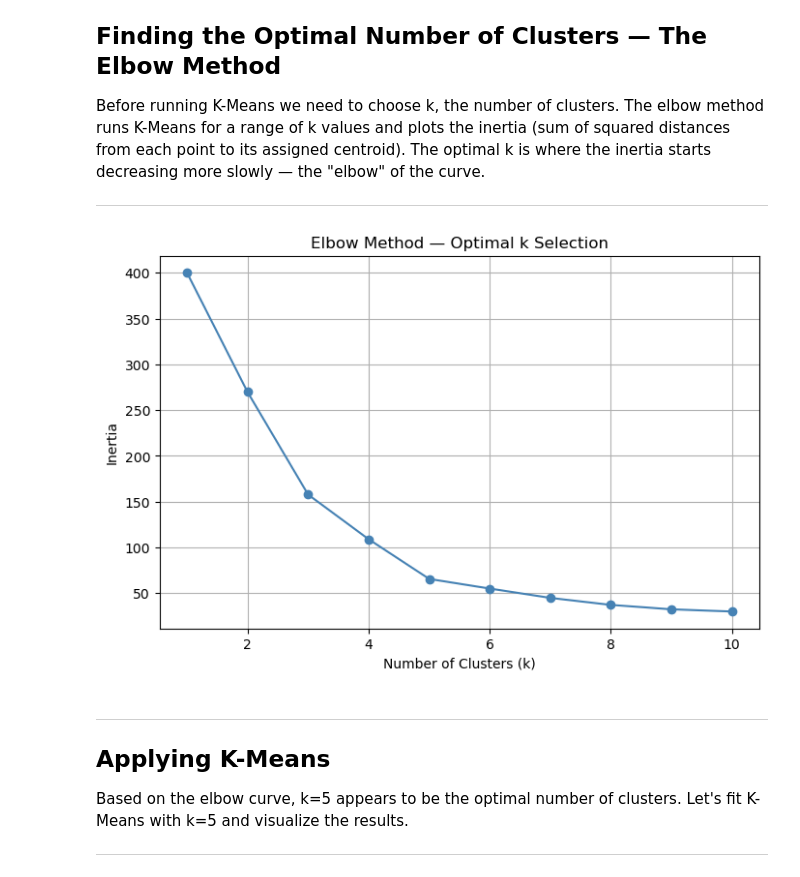
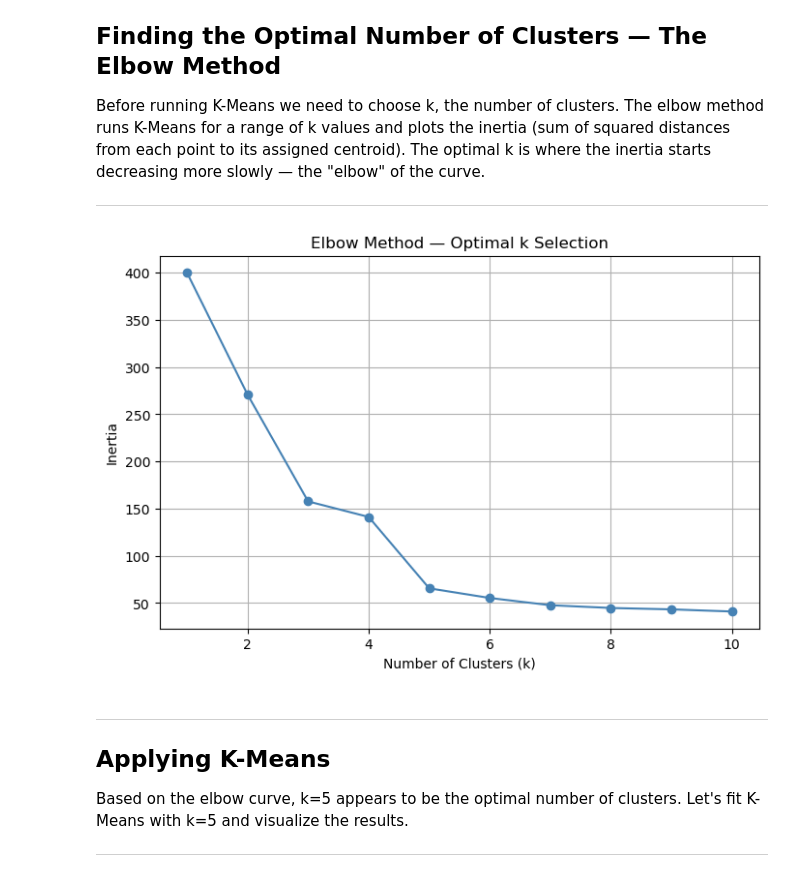
Before and after one commit to ChrisMingoti/CMOR-438-SP26-Repository, a Jupyter notebook: examples/Unsupervised_Learning/KMeans/kmeans.ipynb, the cells around one changed output. Saved outputs shown, nothing was run; the diff lists cells and outputs as text; code cells hidden in the pictures.

Commit message:
add KMeans implementation, tests, and update notebook

```diff
--- a/examples/Unsupervised_Learning/KMeans/kmeans.ipynb
+++ b/examples/Unsupervised_Learning/KMeans/kmeans.ipynb
@@ -82,25 +84,25 @@ Before running K-Means we need to choose k, the number of clusters. The elbow me
 
 ---
 # %%
-# Compute inertia for k = 1 to 10
+# Compute inertia for k = 1 to 10 using our ml_pack KMeans
 inertias = []
 k_values = range(1, 11)
 
 for k in k_values:
-    kmeans = KMeans(n_clusters=k, random_state=42, n_init=10)
-    kmeans.fit(X_scaled)
-    inertias.append(kmeans.inertia_)
+    model = KMeans(n_clusters=k, random_state=42)
+    model.fit(X_scaled)
+    inertias.append(model.inertia)
 
 # Plot the elbow curve
 plt.figure(figsize=(8, 5))
 plt.plot(k_values, inertias, marker='o', color='steelblue')
 plt.xlabel("Number of Clusters (k)")
 plt.ylabel("Inertia")
 plt.title("Elbow Method — Optimal k Selection")
 plt.grid(True)
 plt.show()
 # %% [output]
-[figure, old version]
+[figure, new version]
 # %% [markdown]
 ---
 
```
Also changed, not shown: parts of 4 cells of this notebook, 1 other file.
